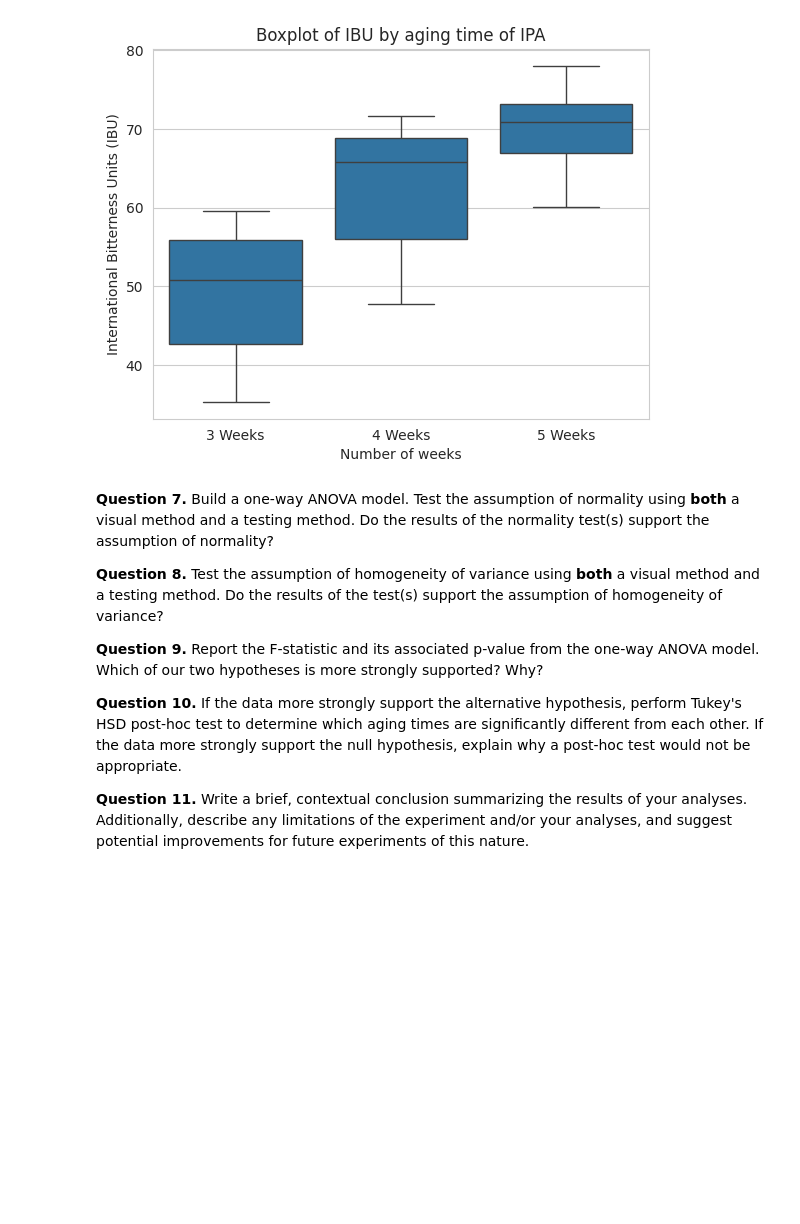
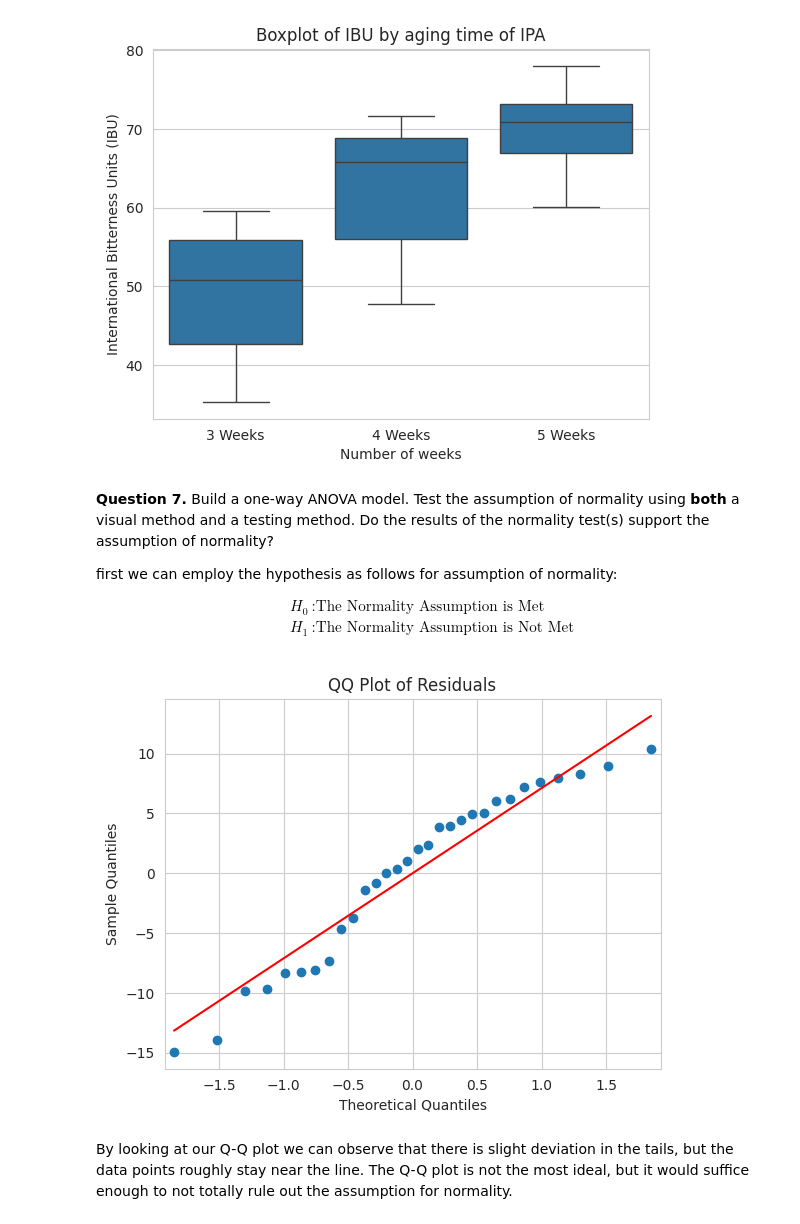
Before and after one commit to DesyneMartinez/STAT-7220-Applied-Experimental-Design, a Jupyter notebook: Assignments/HW1/HW-1.ipynb, the cells around one changed output. Drawn from its saved outputs; the diff is of its cells as text; code cells hidden in the pictures; blank space fills up the shorter version.

```diff
--- a/Assignments/HW1/HW-1.ipynb
+++ b/Assignments/HW1/HW-1.ipynb
@@ -158,10 +159,50 @@ Weeks
 
 **Question 7.** Build a one-way ANOVA model. Test the assumption of normality using **both** a visual method and a testing method. Do the results of the normality test(s) support the assumption of normality?
 
-**Question 8.** Test the assumption of homogeneity of variance using **both** a visual method and a testing method. Do the results of the test(s) support the assumption of homogeneity of variance?
 
-**Question 9.** Report the F-statistic and its associated p-value from the one-way ANOVA model. Which of our two hypotheses is more strongly supported? Why?
+first we can employ the hypothesis as follows for assumption of normality:
 
-**Question 10.** If the data more strongly support the alternative hypothesis, perform Tukey's HSD post-hoc test to determine which aging times are significantly different from each other. If the data more strongly support the null hypothesis, explain why a post-hoc test would not be appropriate.
-
-**Question 11.** Write a brief, contextual conclusion summarizing the results of your analyses. Additionally, describe any limitations of the experiment and/or your analyses, and suggest potential improvements for future experiments of this nature.
+$$ \begin{align}
+H_0&: \text{The Normality Assumption is Met} \\
+H_1&: \text{The Normality Assumption is Not Met}
+\end{align}
+$$
+# %%
+## Import Libraries ##
+import pandas as pd
+import numpy as np
+import seaborn as sns
+import matplotlib.pyplot as plt
+import statsmodels.api as sm
+from statsmodels.formula.api import ols
+
+## Install scipy package ##
+
+#%pip install scipy ##
+
+## Import scipy ##
+
+import scipy.stats as stats
+
+## Import the IPA dataset ##
+
+ipa = pd.read_excel("IPA.xlsx")
+
+
+## Fit One Way ANOVA Model ##
+
+ipa_mod = ols("IBU~Weeks",data=ipa).fit()
+
+## Extract Model Residuals ##
+
+residuals = ipa_mod.resid
+
+## Generate QQ plot using seaborn ##
+
+sm.qqplot(residuals, line ='s')
+plt.title("QQ Plot of Residuals")
+plt.show()
+# %% [output]
+[figure, added]
+# %% [markdown]
+By looking at our Q-Q plot we can observe that there is slight deviation in the tails, but the data points roughly stay near the line. The Q-Q plot is not the most ideal, but it would suffice enough to not totally rule out the assumption for normality.
```
Also changed, not shown: parts of 14 cells of this notebook.
